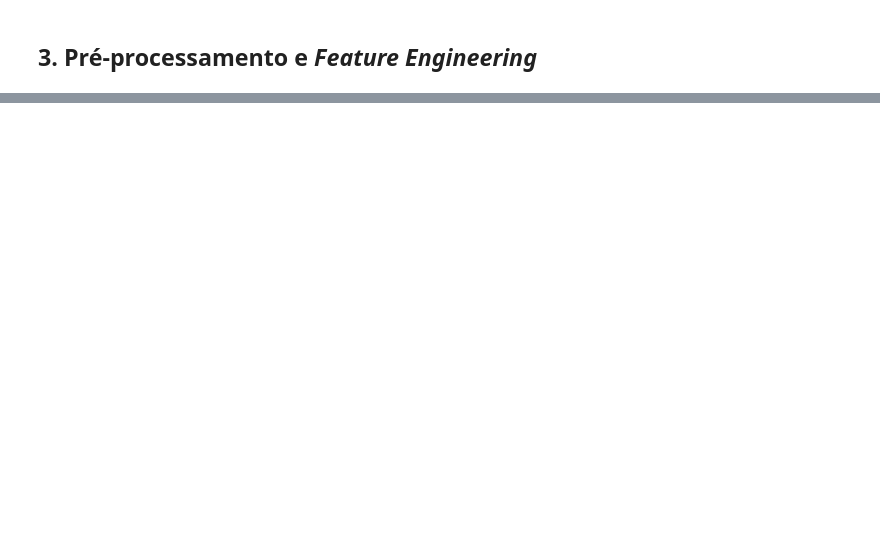
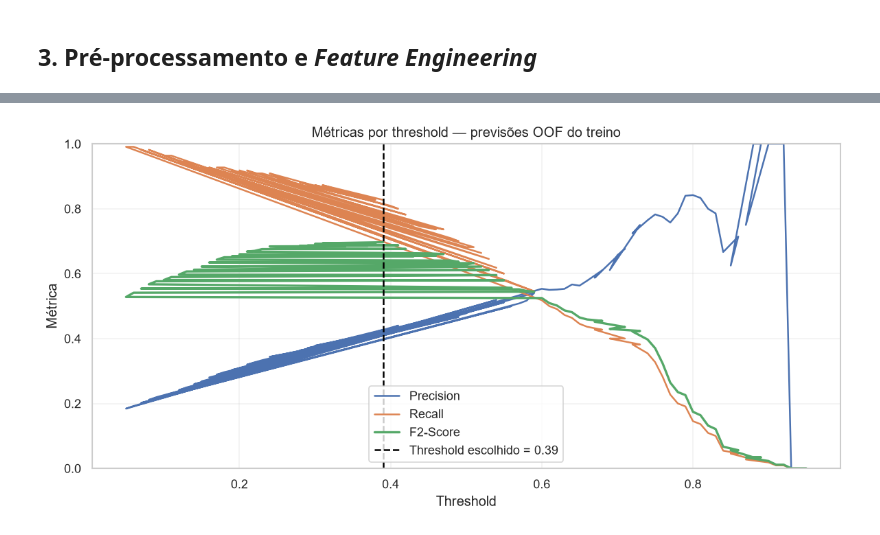
Before and after one commit to diegoolsilva/wine-quality-classification, a Jupyter notebook: notebooks/01_wine_quality_classification_final.ipynb, the cells around one changed output, grey strips where cells are left out. Cells and saved outputs as stored; diff of their text form; code cells hidden in the pictures; blank space fills up the shorter version.

```diff
--- a/notebooks/01_wine_quality_classification_final.ipynb
+++ b/notebooks/01_wine_quality_classification_final.ipynb
@@ -1795,0 +514,26 @@ python -m src.predict --input data/examples/threshold_demo_from_holdout.csv --th
+# %%
+from sklearn.dummy import DummyClassifier
+from sklearn.model_selection import StratifiedKFold, cross_validate
+from sklearn.metrics import make_scorer, precision_score, recall_score, f1_score
+
+# Cinco divisões estratificadas: cada fold preserva aproximadamente a proporção das classes.
+cv = StratifiedKFold(n_splits=5, shuffle=True, random_state=RANDOM_STATE)
+
+# Average Precision é a métrica principal por causa do desbalanceamento.
+scoring = {
+    "average_precision": "average_precision",
+    "roc_auc": "roc_auc",
+}
+
+baseline = DummyClassifier(strategy="most_frequent")
+baseline_scores = cross_validate(
+    baseline, X_train_fe, y_train, cv=cv, scoring=scoring, n_jobs=-1
+)
+
+df_baseline = pd.DataFrame([{
+    "Modelo": "Dummy (classe mais frequente)",
+    "Average Precision média": baseline_scores["test_average_precision"].mean(),
+    "AP desvio-padrão": baseline_scores["test_average_precision"].std(),
+    "ROC-AUC média": baseline_scores["test_roc_auc"].mean(),
+}]).round(4)
+display(df_baseline)
@@ -1795,0 +835,15 @@ python -m src.predict --input data/examples/threshold_demo_from_holdout.csv --th
+# %%
+# Gráfico simples para visualizar como Precision, Recall e F2 mudam com o threshold.
+fig, ax = plt.subplots(figsize=(10, 5))
+ax.plot(df_threshold_optimization_oof["Threshold"], df_threshold_optimization_oof["Precision"], label="Precision")
+ax.plot(df_threshold_optimization_oof["Threshold"], df_threshold_optimization_oof["Recall"], label="Recall")
+ax.plot(df_threshold_optimization_oof["Threshold"], df_threshold_optimization_oof["F2-Score"], label="F2-Score", linewidth=2)
+ax.axvline(chosen_threshold, color="black", linestyle="--", label=f"Threshold escolhido = {chosen_threshold:.2f}")
+ax.set(title="Métricas por threshold — previsões OOF do treino", xlabel="Threshold", ylabel="Métrica")
+ax.set_ylim(0, 1)
+ax.grid(alpha=0.25)
+ax.legend()
+plt.tight_layout()
+plt.show()
+# %% [output]
+[figure, added]
```
Also changed, not shown: parts of 91 cells of this notebook, 32 other files.
